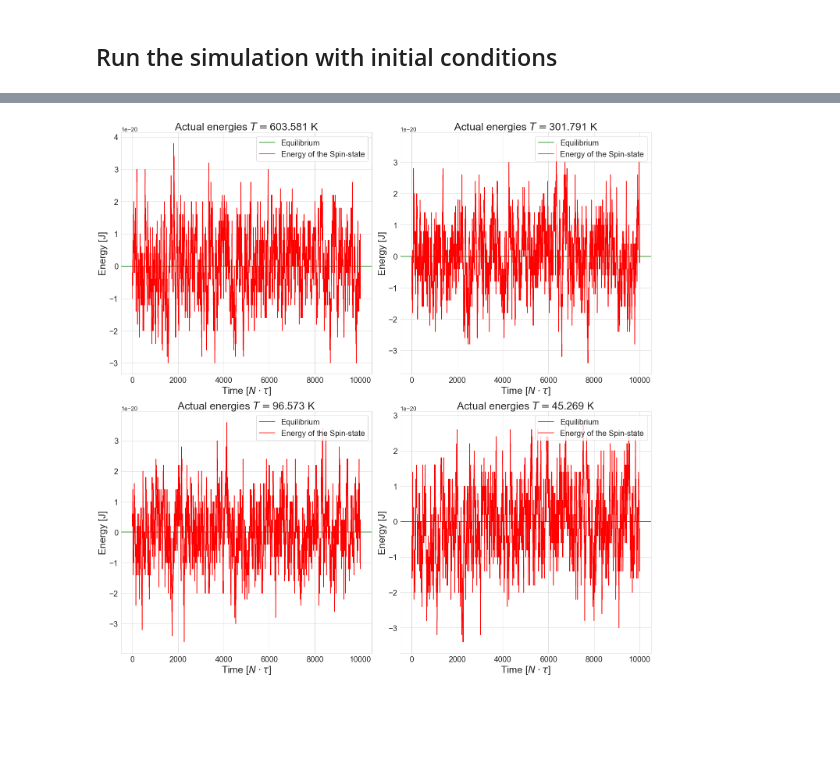
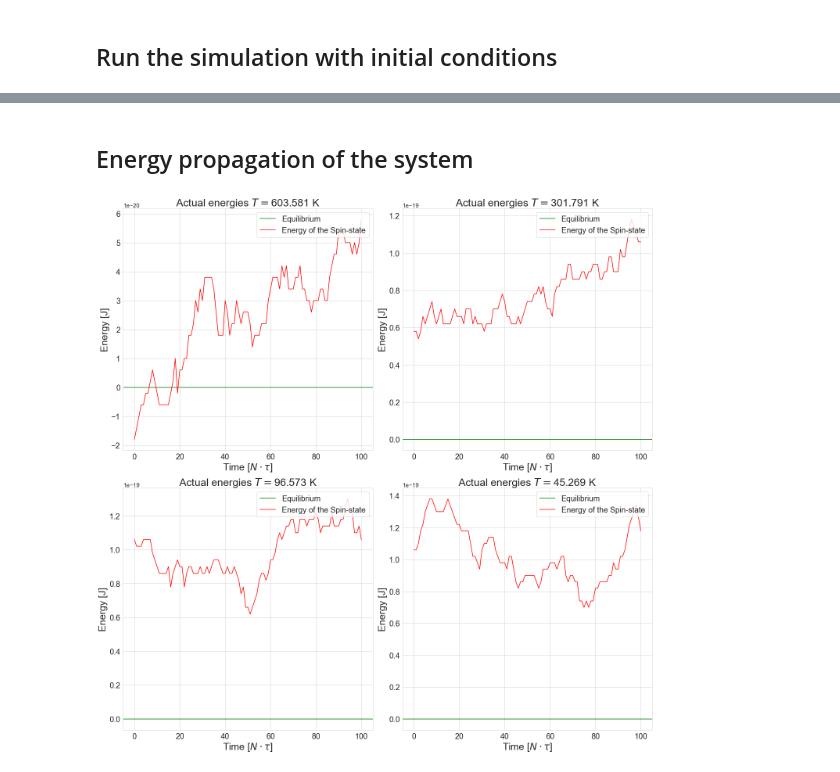
Before and after one commit to masterdesky/ELTE-stochastic-processes-2019, a Jupyter notebook: Lecture 7/Homework 7/Stochastic processes - 7..ipynb, the cells around one changed output, grey strips where cells are left out. Cells and saved outputs as stored; diff of their text form; code cells hidden in the pictures; blank space fills up the shorter version.

```diff
--- a/Lecture 7/Homework 7/Stochastic processes - 7..ipynb
+++ b/Lecture 7/Homework 7/Stochastic processes - 7..ipynb
@@ -102,7 +113,7 @@ plt.show()
 def E(Spins):
     E = 0
 
-    for i in range(0, N_spin-2):
+    for i in range(0, N_spin_1D-2):
         E += Spins[i] * Spins[i+1]
 
     return E * J
@@ -274,8 +329,16 @@ plt.show()
 # %%
-def E(Spins):
+def E_Initial_2D(Spins):
+
     E = 0
 
-    for i in range(0, N_spin-2):
-        E += Spins[i] * Spins[i+1]
+    for i in range(0, N_spin_2D-2):
+        for j in range(0, N_spin_2D-2):
+
+            try:
+                E += Spins[i][j] * Spins[i+1][j] + Spins[i][j] * Spins[i][j+1] + Spins[i][j] * Spins[i+1][j+1]
+            except:
+                pass
+            else:
+                continue
 
     return E * J
@@ -345,22 +427,19 @@ def simulation_step(beta, steps, Spins):
 # %% [markdown]
 ## Run the simulation with initial conditions
 # %%
-steps = 10000
-
-betas = {'1': beta_1,
-         '2': beta_2,
-         '3': beta_3,
-         '4': beta_4
-        }
+steps_2D = 100
 
 # Dicts for storing the energy levels' indeces and actual energies for various betas
-spin_changes_chronology = {}
-energy_chronology = {}
+spin_changes_chronology_2D = {}
+energy_chronology_2D = {}
+Spins_2D_dict = {}
 
 # Run the simulation
 for i in range(0,len(betas)):
-    spin_changes_chronology[str(i+1)], energy_chronology[str(i+1)] = simulation_step(beta=betas[str(i+1)],
-                                                                                     steps=steps,
-                                                                                     Spins=Spins)
+    (spin_changes_chronology_2D[str(i+1)],
+    energy_chronology_2D[str(i+1)],
+    Spins_2D_dict[str(i+1)]) = simulation_step_2D(beta=betas[str(i+1)],
+                                                  steps=steps_2D,
+                                                  Spins_2D=Spins_2D)
 
-step_indeces = np.asarray([i for i in range(0,steps+1)])
+step_indeces_2D = np.asarray([i for i in range(0,steps+1)])
@@ -367,34 +495,36 @@ step_indeces = np.asarray([i for i in range(0,steps+1)])
+# %% [markdown]
+## Energy propagation of the system
 # %%
 nrows = 2
 ncols = 2
 fig, axes = plt.subplots(nrows=nrows, ncols=ncols, figsize=(20,20))
 
 titlesize=27
 axislabelsize=25
 
 for i in range(0,nrows):
     for j in range(0,ncols):
 
         axes[i][j].axhline(y=0, color='green', label='Equilibrium')
-        axes[i][j].plot(step_indeces, energy_chronology[str(i*nrows + j + 1)], c='red', label='Energy of the Spin-state')
+        axes[i][j].plot(step_indeces_2D, energy_chronology_2D[str(i*nrows + j + 1)], c='red', label='Energy of the Spin-state')
 
         axes[i][j].set_title('Actual energies $T =${0:.3f} K'.format(1 / (betas[str(i*nrows + j + 1)] * k_B)),
                              fontsize=titlesize)
 
         axes[i][j].set_xlabel('Time [$N \\cdot \\tau$]', fontsize=axislabelsize)
         axes[i][j].set_ylabel('Energy [J]', fontsize=axislabelsize)
 
         axes[i][j].tick_params(axis='both', which='major', labelsize=20)
         axes[i][j].yaxis.get_offset_text().set_fontsize(15)
 
         axes[i][j].legend(loc='upper right', fontsize=20)
 
 fig.tight_layout()
-plt.savefig('discrete_energies.' +
+plt.savefig('discrete_energies_2D.' +
             image_format,
             format=image_format,
             dpi=image_dpi,
             bbox_inches='tight')
 plt.show()
 # %% [output]
-[figure, old version]
+[figure, new version]
```
Also changed, not shown: parts of 16 cells of this notebook, 2 other files.
